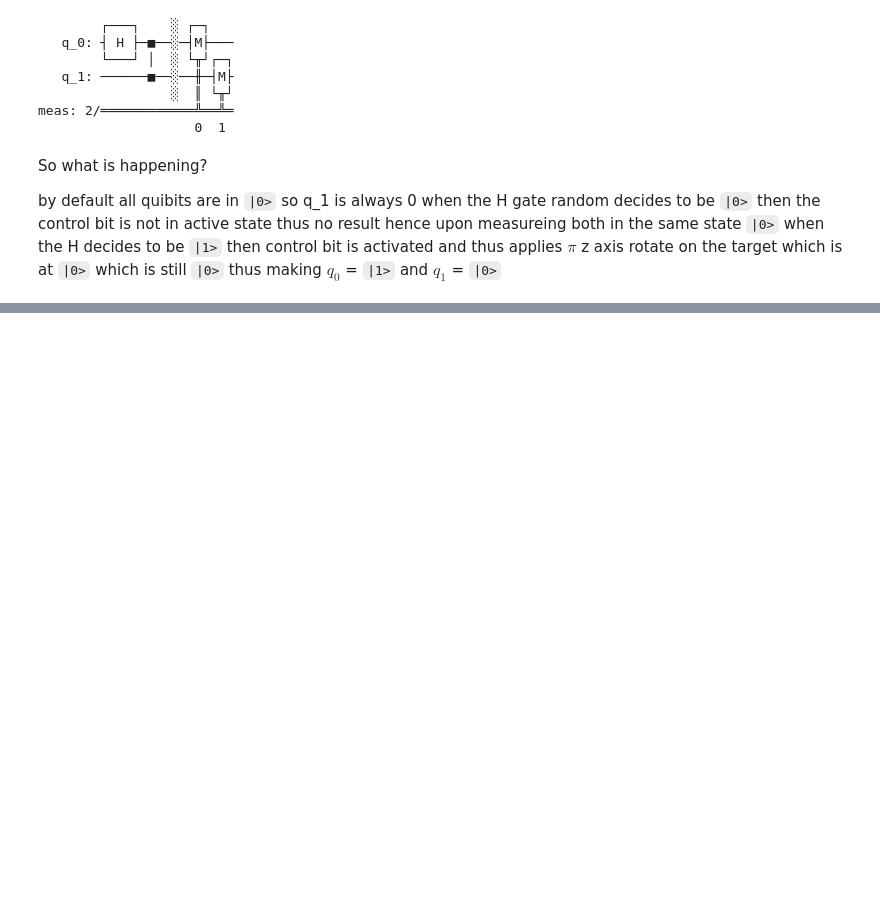
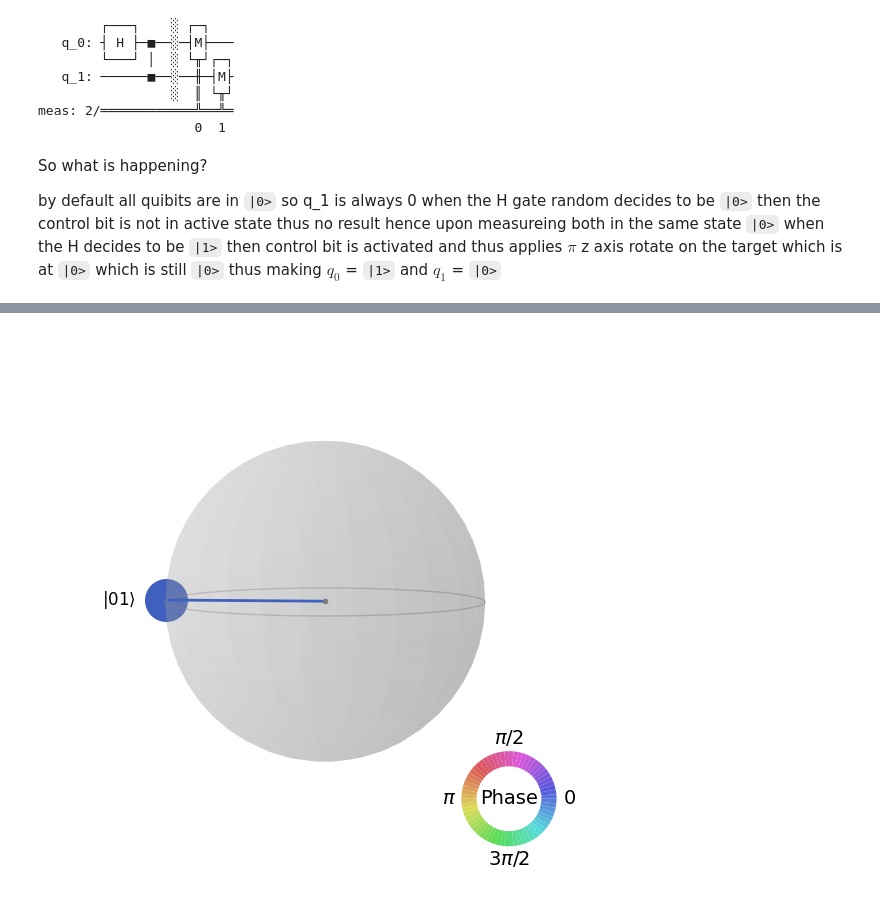
Before and after one commit to dipankardas011/Quantum-Coding, a Jupyter notebook: multi-qubit-gates.ipynb, the cells around one changed output, grey strips where cells are left out. Drawn from its saved outputs; the diff is of its cells as text; code cells hidden in the pictures; blank space fills up the shorter version.

```diff
--- a/multi-qubit-gates.ipynb
+++ b/multi-qubit-gates.ipynb
@@ -143,0 +209,11 @@ histogram
+# %%
+qc = QuantumCircuit(2)
+
+qc.x(1)
+qc.swap(0,1)
+qc.save_statevector()
+qc.measure_all() # measure all qubits and send res to classical bits
+simulator = AerSimulator()
+res = simulator.run(qc, shots=1024).result()
+counts = res.get_counts()
+img = qc.draw()
@@ -143,0 +234,4 @@ histogram
+# %%
+plot_state_qsphere(res.get_statevector(qc))
+# %% [output]
+[figure, added]
```
Also changed, not shown: parts of 16 cells of this notebook.
